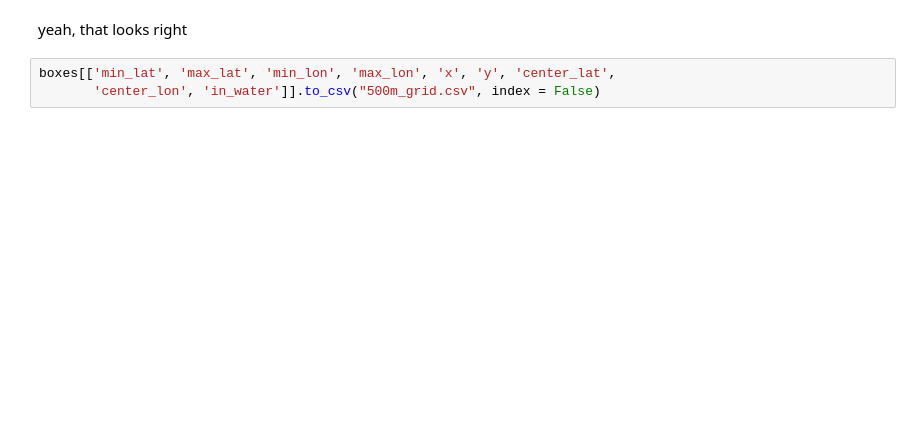
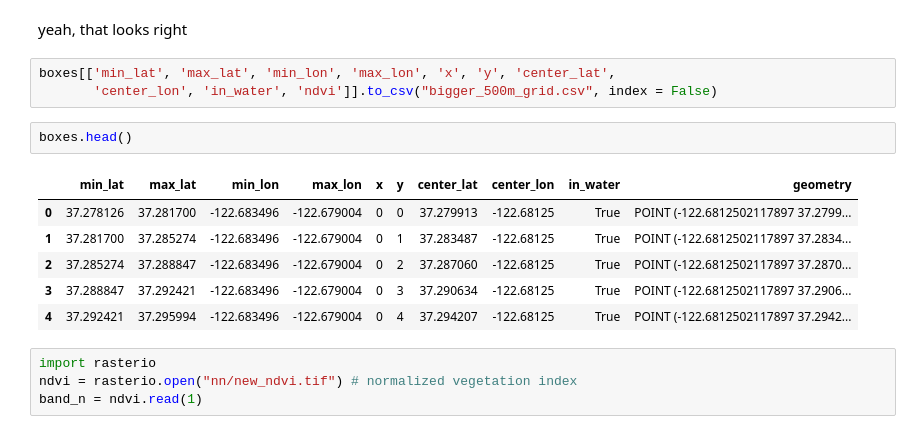
Before and after one commit to arnoldyb/air_pollution, a Jupyter notebook: create_grid_label_water.ipynb, the cells around one changed output. Saved outputs shown, nothing was run; the diff lists cells and outputs as text; blank space fills up the shorter version.

Commit message:
trying to make bigger area

```diff
--- a/create_grid_label_water.ipynb
+++ b/create_grid_label_water.ipynb
@@ -115,4 +121,17 @@ ax.set_ylim(MIN_LAT, MAX_LAT)
 yeah, that looks right
 # %%
 boxes[['min_lat', 'max_lat', 'min_lon', 'max_lon', 'x', 'y', 'center_lat',
-       'center_lon', 'in_water']].to_csv("500m_grid.csv", index = False)
+       'center_lon', 'in_water', 'ndvi']].to_csv("bigger_500m_grid.csv", index = False)
+# %%
+boxes.head()
+# %% [output]
+|  | min_lat | max_lat | min_lon | max_lon | x | y | center_lat | center_lon | in_water | geometry |
+| 0 | 37.278126 | 37.281700 | -122.683496 | -122.679004 | 0 | 0 | 37.279913 | -122.68125 | True | POINT (-122.6812502117897 37.2799... |
+| 1 | 37.281700 | 37.285274 | -122.683496 | -122.679004 | 0 | 1 | 37.283487 | -122.68125 | True | POINT (-122.6812502117897 37.2834... |
+| 2 | 37.285274 | 37.288847 | -122.683496 | -122.679004 | 0 | 2 | 37.287060 | -122.68125 | True | POINT (-122.6812502117897 37.2870... |
+| 3 | 37.288847 | 37.292421 | -122.683496 | -122.679004 | 0 | 3 | 37.290634 | -122.68125 | True | POINT (-122.6812502117897 37.2906... |
+| 4 | 37.292421 | 37.295994 | -122.683496 | -122.679004 | 0 | 4 | 37.294207 | -122.68125 | True | POINT (-122.6812502117897 37.2942... |
+# %%
+import rasterio
+ndvi = rasterio.open("nn/new_ndvi.tif") # normalized vegetation index
+band_n = ndvi.read(1)
```
Also changed, not shown: parts of 6 cells of this notebook, 3 other files.
